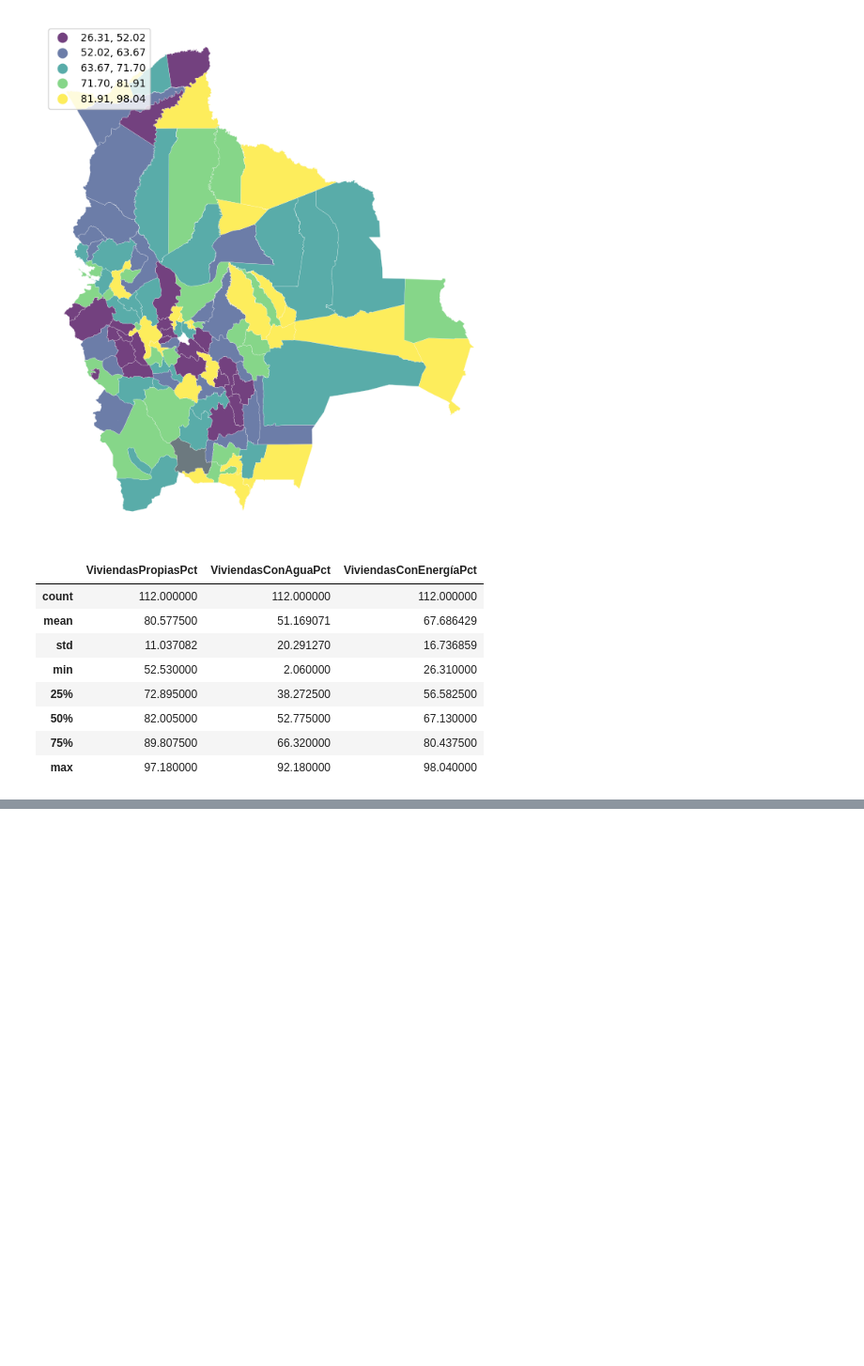
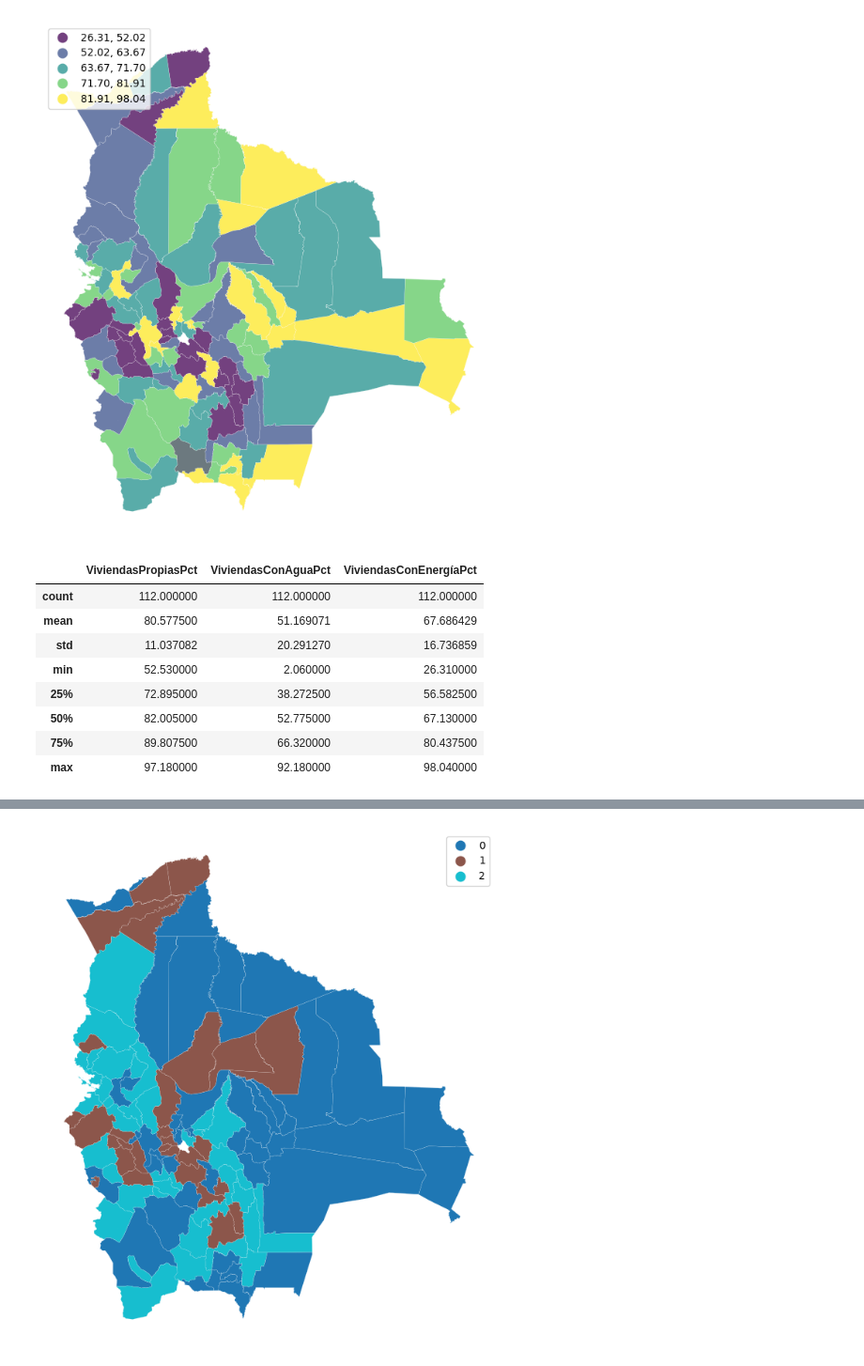
Before and after one commit to FabianRomero20/Examen2, a Jupyter notebook: Ejercicios_Finales.ipynb, the cells around one changed output, grey strips where cells are left out. Shown at 94% size. Drawn from its saved outputs; the diff is of its cells as text; code cells hidden in the pictures; blank space fills up the shorter version.

```diff
--- a/Ejercicios_Finales.ipynb
+++ b/Ejercicios_Finales.ipynb
@@ -568,0 +649,14 @@ dataBolmap.to_file(os.path.join('maps',"dataMapBolivia.gpkg"), layer='provincias
+# %%
+# Set up figure and ax
+f, ax = plt.subplots(1, figsize=(9, 9))
+# Plot unique values choropleth including
+# a legend and with no boundary lines
+dataBolmap.plot(
+    column="hc_3", categorical=True, legend=True, edgecolor='white', linewidth=0.1, ax=ax
+)
+# Remove axis
+ax.set_axis_off()
+# Display the map
+plt.show()
+# %% [output]
+[figure, added]
```
Also changed, not shown: parts of 32 cells of this notebook.
